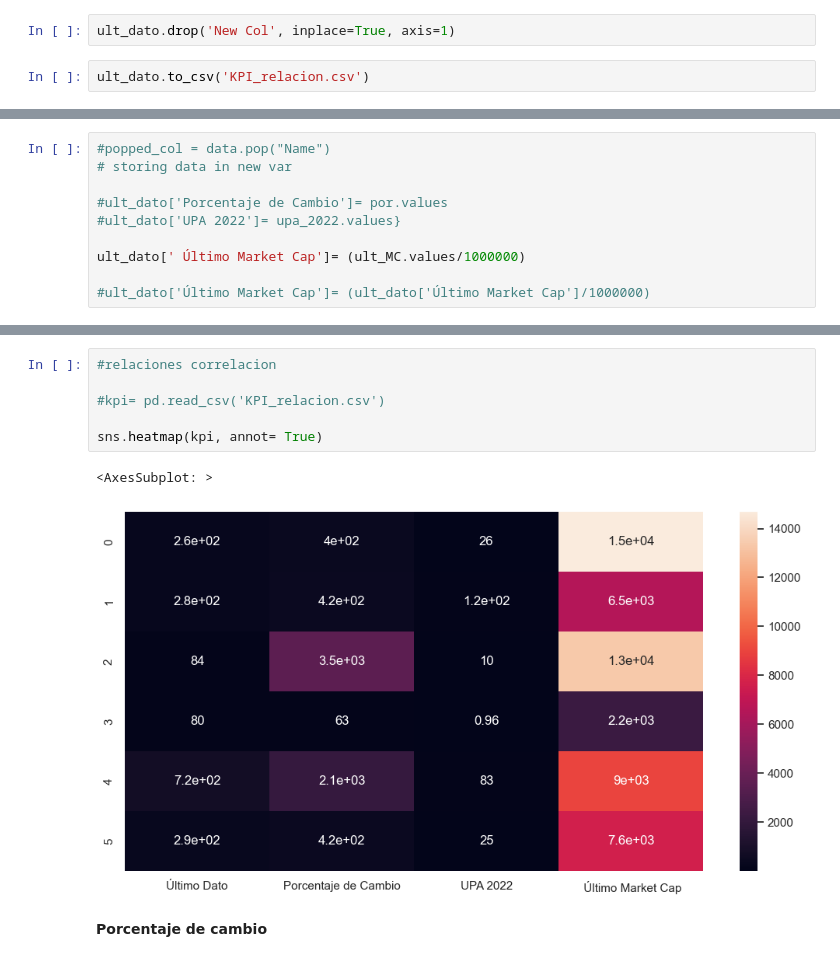
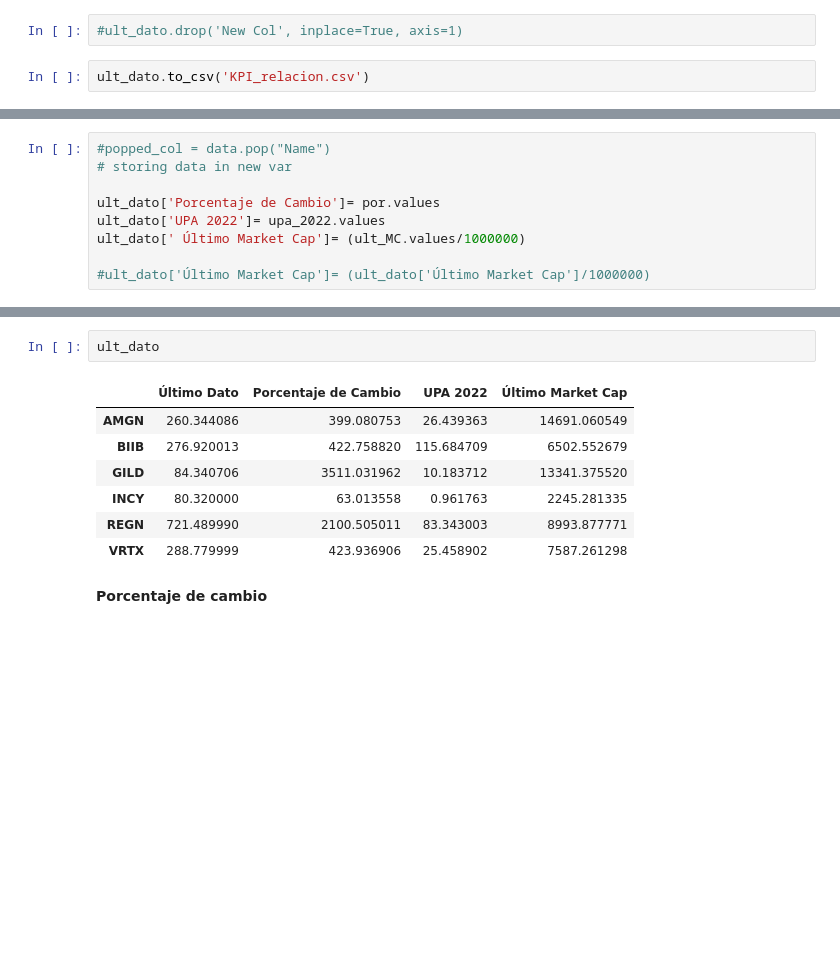
Before and after one commit to Arii95/PI_Henry_02, a Jupyter notebook: EDA.ipynb, the cells around one changed output, grey strips where cells are left out. Saved outputs shown, nothing was run; the diff lists cells and outputs as text; blank space fills up the shorter version.

```diff
--- a/EDA.ipynb
+++ b/EDA.ipynb
@@ -165,6 +124,6 @@ ult_dato= pd.DataFrame(precios.iloc[275,:])
 # %%
 ult_dato.columns=['Último Dato']
 # %%
-ult_dato.drop('New Col', inplace=True, axis=1)
+#ult_dato.drop('New Col', inplace=True, axis=1)
 # %%
 ult_dato.to_csv('KPI_relacion.csv')
@@ -172,9 +136,8 @@ ult_dato.to_csv('KPI_relacion.csv')
 #popped_col = data.pop("Name")
 # storing data in new var
 
-#ult_dato['Porcentaje de Cambio']= por.values
-#ult_dato['UPA 2022']= upa_2022.values}
-
+ult_dato['Porcentaje de Cambio']= por.values
+ult_dato['UPA 2022']= upa_2022.values
 ult_dato[' Último Market Cap']= (ult_MC.values/1000000)
 
 #ult_dato['Último Market Cap']= (ult_dato['Último Market Cap']/1000000)
@@ -205,12 +144,13 @@ NameError: name 'pyplot' is not defined
-# %%
-#relaciones correlacion
-
-#kpi= pd.read_csv('KPI_relacion.csv')
-
-sns.heatmap(kpi, annot= True)
-# %% [output]
-<AxesSubplot: >
-[figure, removed]
+# %%
+ult_dato
+# %% [output]
+|  | Último Dato | Porcentaje de Cambio | UPA 2022 | Último Market Cap |
+| AMGN | 260.344086 | 399.080753 | 26.439363 | 14691.060549 |
+| BIIB | 276.920013 | 422.758820 | 115.684709 | 6502.552679 |
+| GILD | 84.340706 | 3511.031962 | 10.183712 | 13341.375520 |
+| INCY | 80.320000 | 63.013558 | 0.961763 | 2245.281335 |
+| REGN | 721.489990 | 2100.505011 | 83.343003 | 8993.877771 |
+| VRTX | 288.779999 | 423.936906 | 25.458902 | 7587.261298 |
 # %% [markdown]
 __Porcentaje de cambio__
 # %%
```
Also changed, not shown: parts of 33 cells of this notebook, 5 other files.
